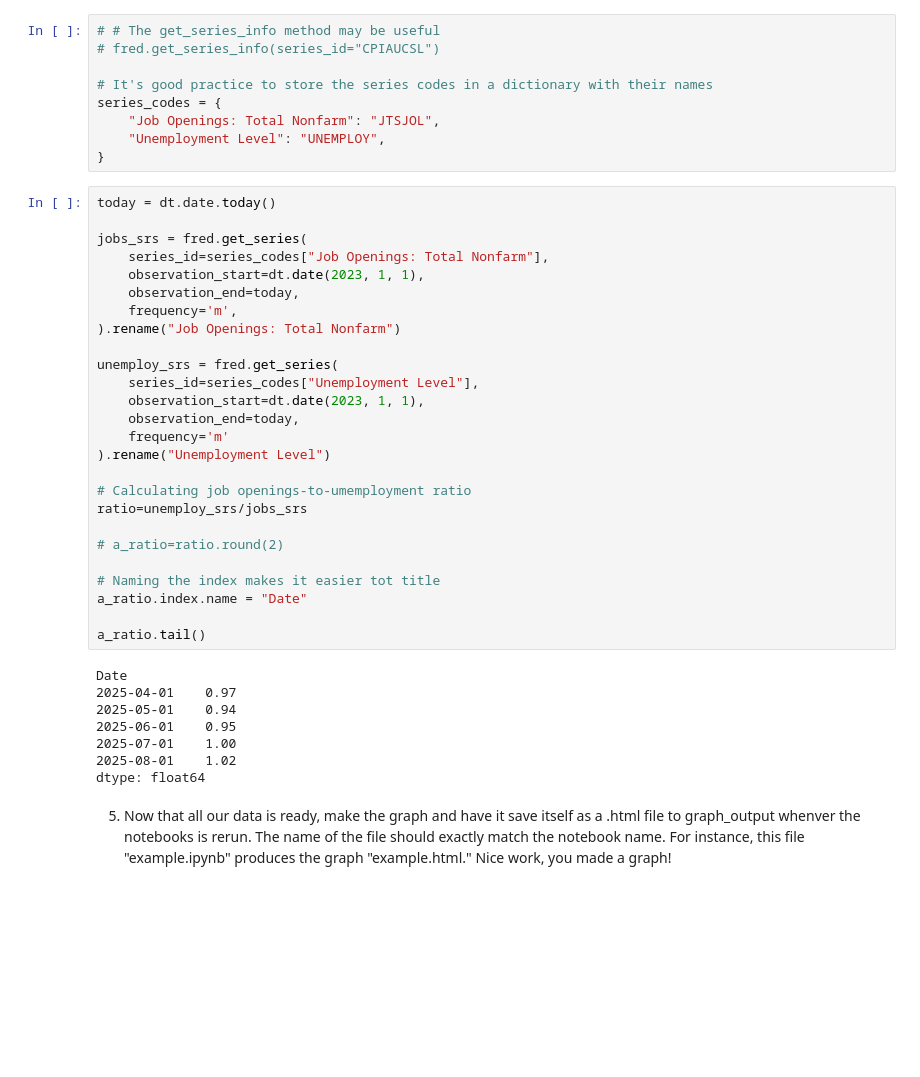
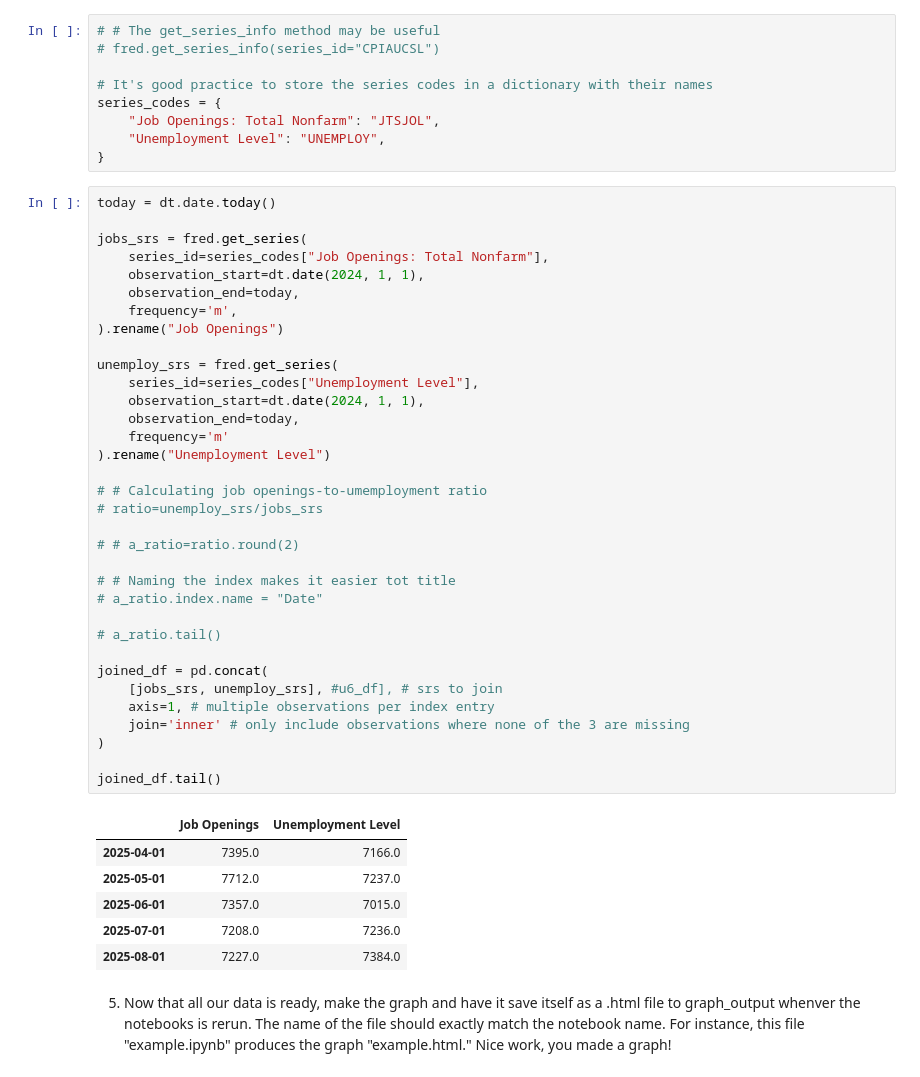
Before and after one commit to BobbySquires/NEUFed2025, a Jupyter notebook: code/job_opens_to_unemployed.ipynb, the cells around one changed output. Cells and saved outputs as stored; diff of their text form; blank space fills up the shorter version.

```diff
--- a/code/job_opens_to_unemployed.ipynb
+++ b/code/job_opens_to_unemployed.ipynb
@@ -45,37 +45,44 @@ series_codes = {
 # %%
 today = dt.date.today()
 
 jobs_srs = fred.get_series(
     series_id=series_codes["Job Openings: Total Nonfarm"],
-    observation_start=dt.date(2023, 1, 1),
+    observation_start=dt.date(2024, 1, 1),
     observation_end=today,
     frequency='m',
-).rename("Job Openings: Total Nonfarm")
+).rename("Job Openings")
 
 unemploy_srs = fred.get_series(
     series_id=series_codes["Unemployment Level"],
-    observation_start=dt.date(2023, 1, 1),
+    observation_start=dt.date(2024, 1, 1),
     observation_end=today,
     frequency='m'
 ).rename("Unemployment Level")
 
-# Calculating job openings-to-umemployment ratio
-ratio=unemploy_srs/jobs_srs
+# # Calculating job openings-to-umemployment ratio
+# ratio=unemploy_srs/jobs_srs
 
-# a_ratio=ratio.round(2)
+# # a_ratio=ratio.round(2)
 
-# Naming the index makes it easier tot title
-a_ratio.index.name = "Date"
+# # Naming the index makes it easier tot title
+# a_ratio.index.name = "Date"
 
-a_ratio.tail()
+# a_ratio.tail()
+
+joined_df = pd.concat(
+    [jobs_srs, unemploy_srs], #u6_df], # srs to join
+    axis=1, # multiple observations per index entry
+    join='inner' # only include observations where none of the 3 are missing
+)
+
+joined_df.tail()
 # %% [output]
-Date
-2025-04-01    0.97
-2025-05-01    0.94
-2025-06-01    0.95
-2025-07-01    1.00
-2025-08-01    1.02
-dtype: float64
+|  | Job Openings | Unemployment Level |
+| 2025-04-01 | 7395.0 | 7166.0 |
+| 2025-05-01 | 7712.0 | 7237.0 |
+| 2025-06-01 | 7357.0 | 7015.0 |
+| 2025-07-01 | 7208.0 | 7236.0 |
+| 2025-08-01 | 7227.0 | 7384.0 |
 # %% [markdown]
 5. Now that all our data is ready, make the graph and have it save itself as a .html file to graph_output whenver the notebooks is rerun. The name of the file should exactly match the notebook name. For instance, this file "example.ipynb" produces the graph "example.html." Nice work, you made a graph!
 # %%
```
Also changed, not shown: parts of 1 cell of this notebook, 14 other files.
